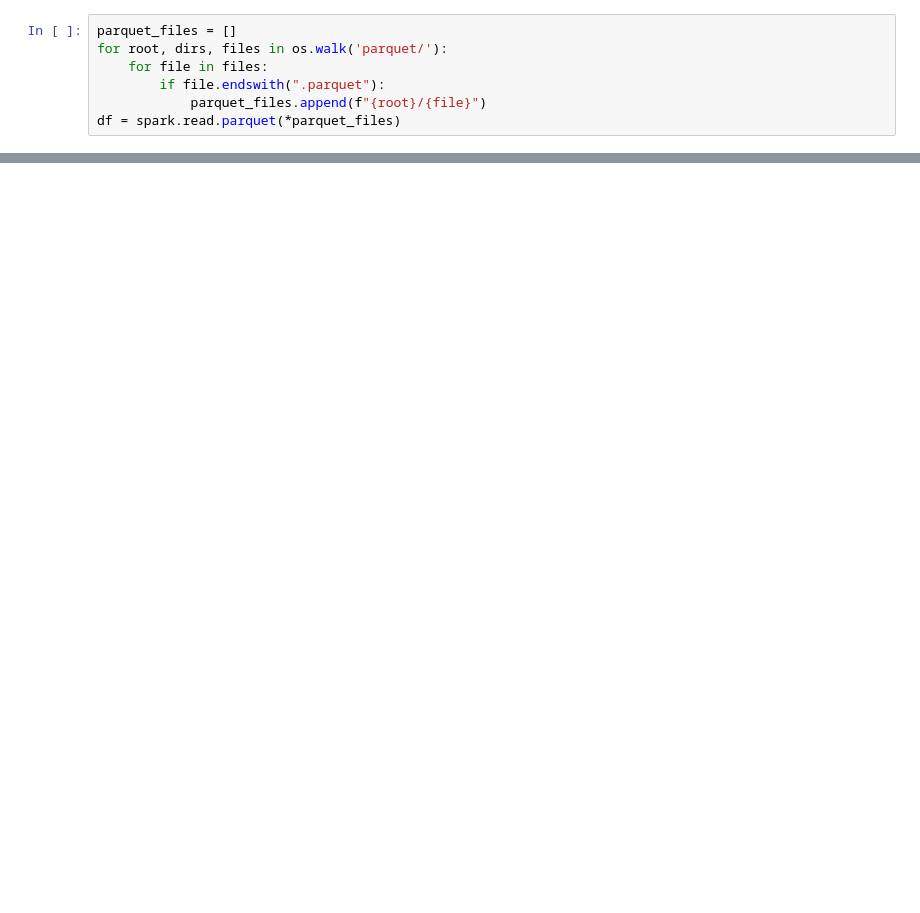
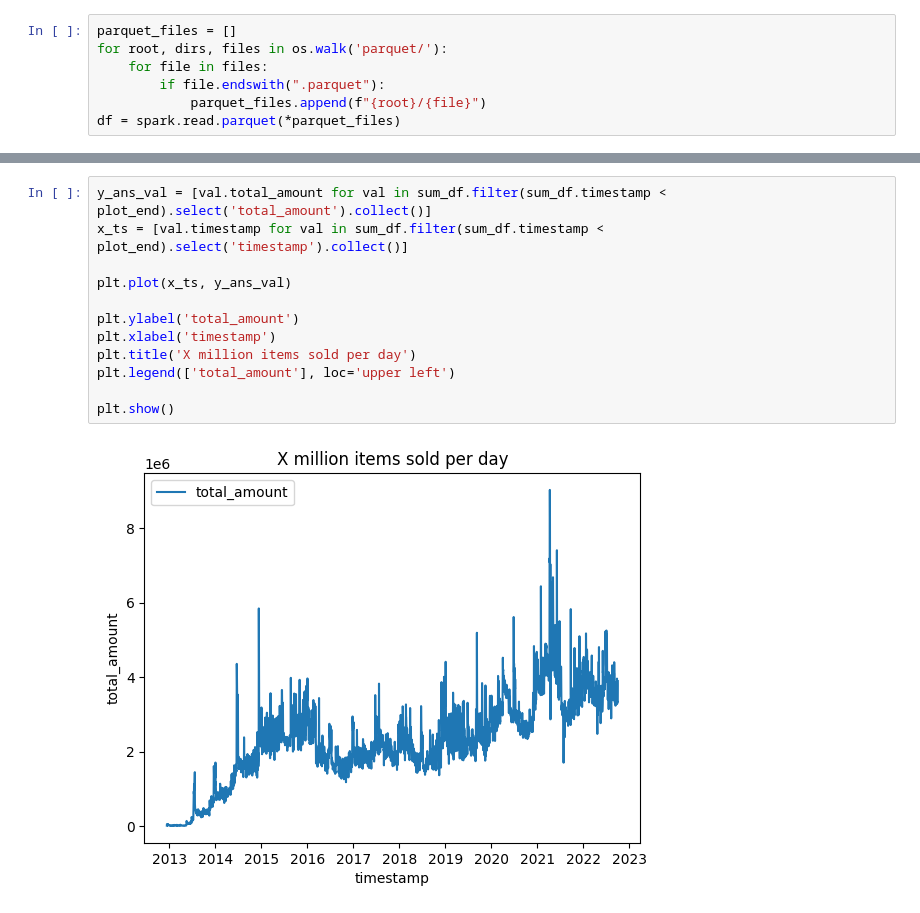
Before and after one commit to Soniclev/steam-trade-bot, a Jupyter notebook: notebooks/Analyze Steam market.ipynb, the cells around one changed output, grey strips where cells are left out. Cells and saved outputs as stored; diff of their text form; blank space fills up the shorter version.

```diff
--- a/notebooks/Analyze Steam market.ipynb
+++ b/notebooks/Analyze Steam market.ipynb
@@ -106,0 +290,14 @@ parkSQL.show(100, False)
+# %%
+y_ans_val = [val.total_amount for val in sum_df.filter(sum_df.timestamp < plot_end).select('total_amount').collect()]
+x_ts = [val.timestamp for val in sum_df.filter(sum_df.timestamp < plot_end).select('timestamp').collect()]
+
+plt.plot(x_ts, y_ans_val)
+
+plt.ylabel('total_amount')
+plt.xlabel('timestamp')
+plt.title('X million items sold per day')
+plt.legend(['total_amount'], loc='upper left')
+
+plt.show()
+# %% [output]
+[figure, added]
```
Also changed, not shown: parts of 21 cells of this notebook.
